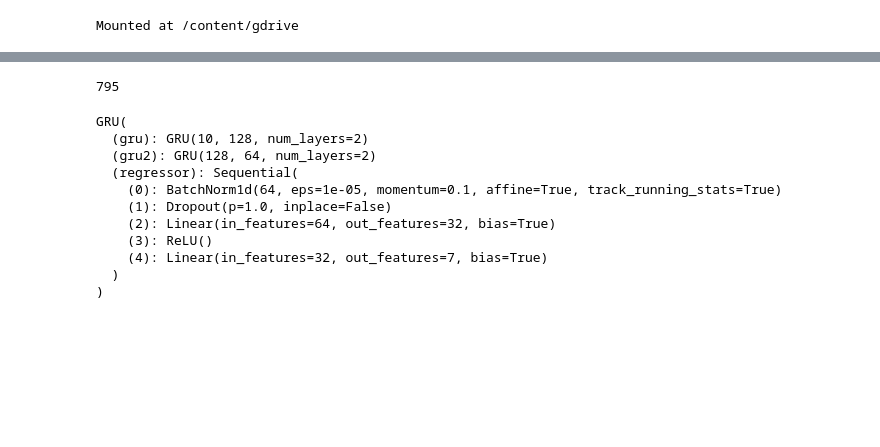
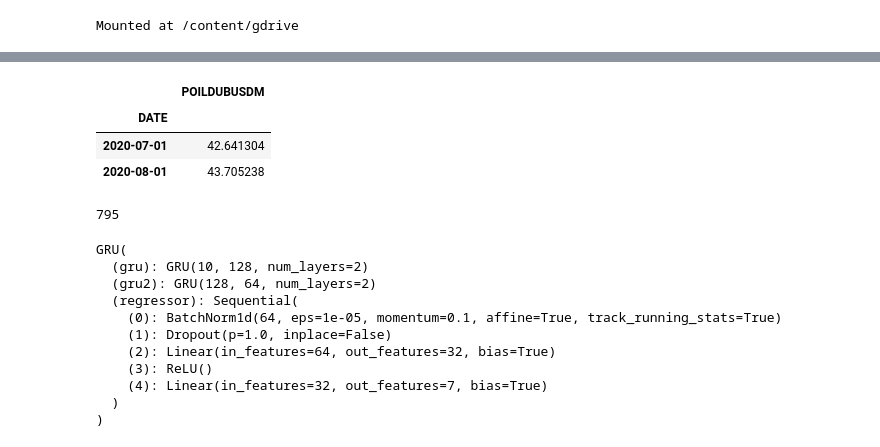
Before and after one commit to cjssla1/projectJucker, a Jupyter notebook: Code/김경중/GRU/gru_predict.ipynb, the cells around one changed output, grey strips where cells are left out. Cells and saved outputs as stored; diff of their text form; code cells hidden in the pictures; blank space fills up the shorter version.

```diff
--- a/Code/김경중/GRU/gru_predict.ipynb
+++ b/Code/김경중/GRU/gru_predict.ipynb
@@ -67,3 +77,10 @@ ddu = [du for i in range(x_frames)]
+# %%
+df_du
+# %% [output]
+|  | POILDUBUSDM |
+| DATE |  |
+| 2020-07-01 | 42.641304 |
+| 2020-08-01 | 43.705238 |
 # %%
 class predict_Dataset(Dataset):
 
```
Also changed, not shown: parts of 9 cells of this notebook.
